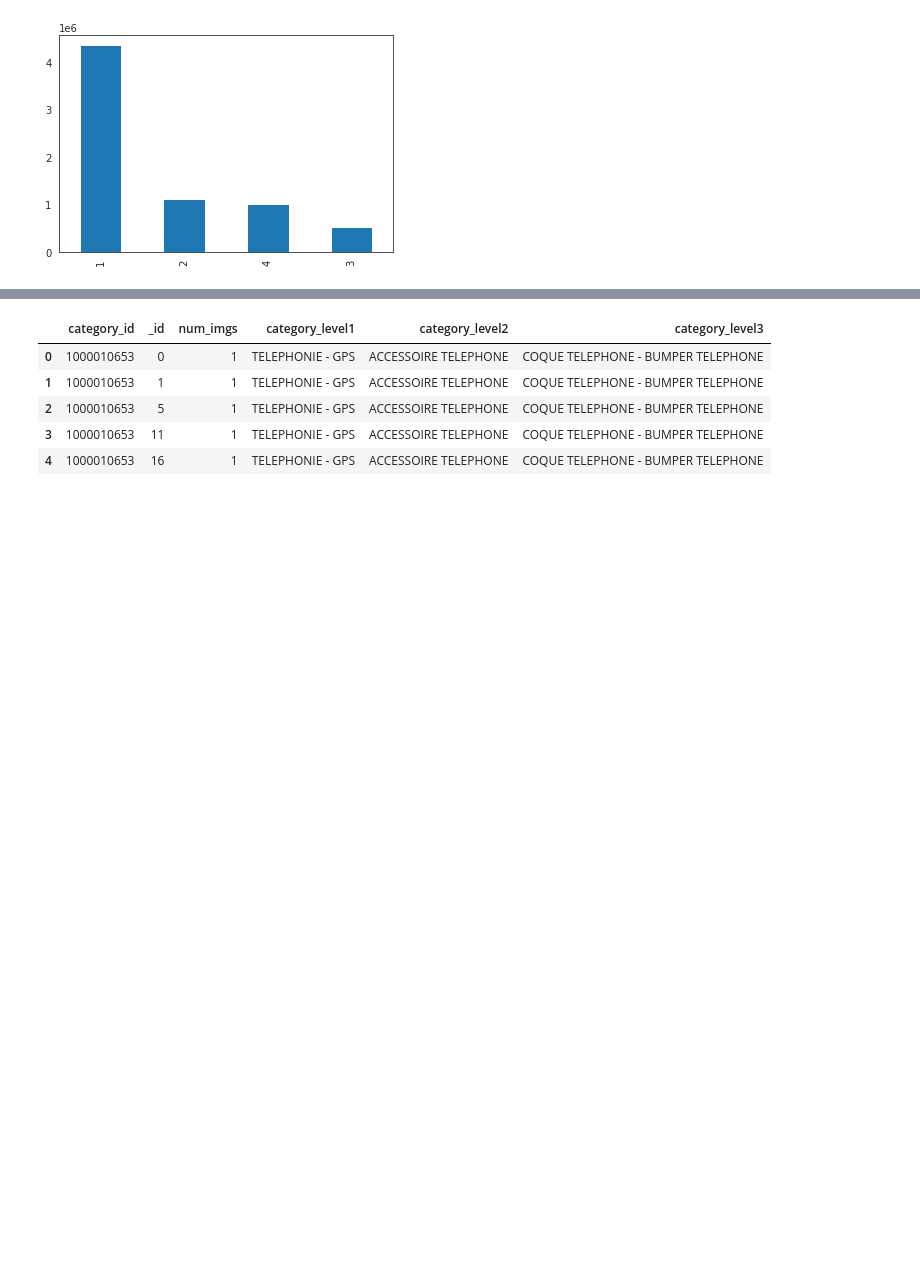
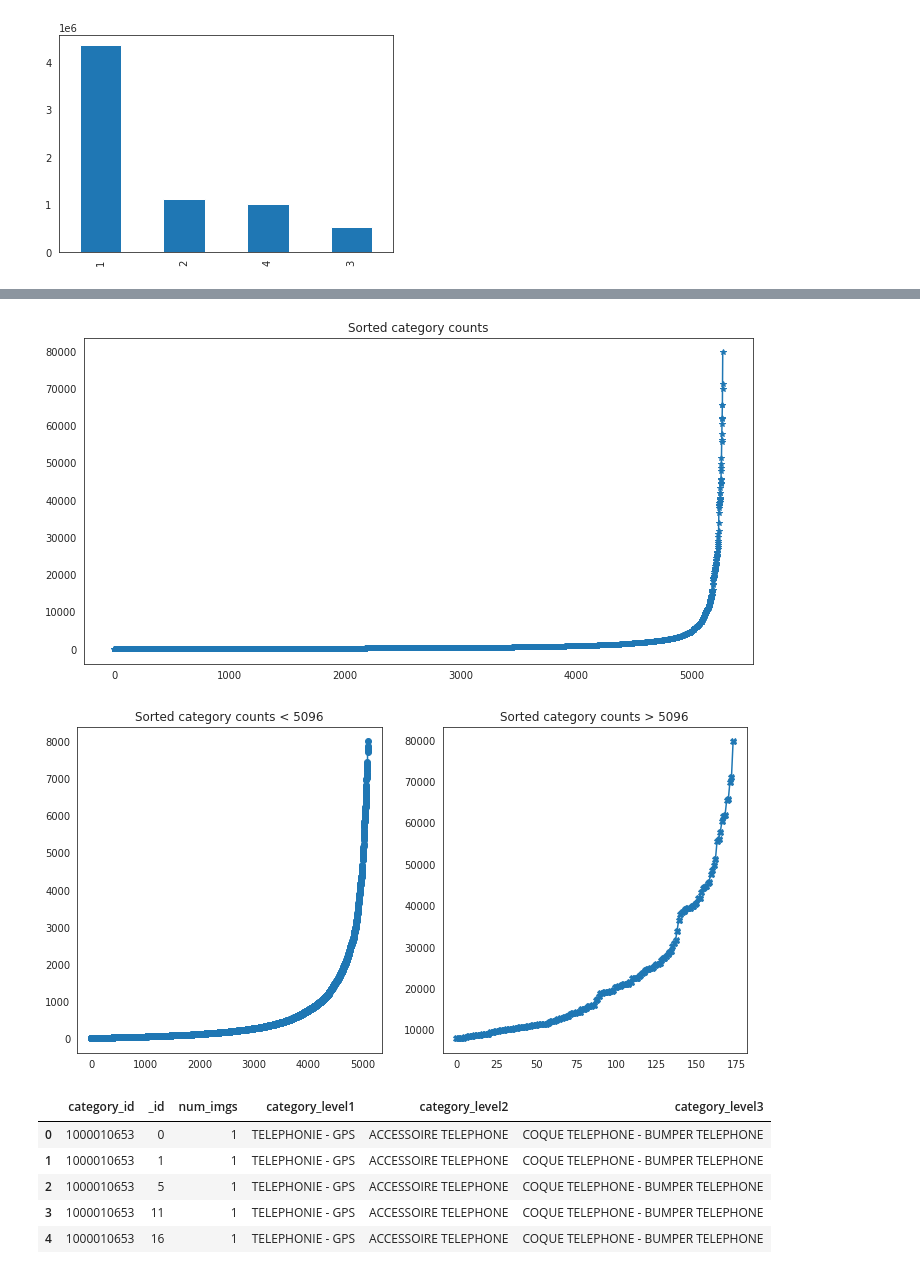
Before and after one commit to sarthakkaushik/Cdiscount-Image-Classification, a Jupyter notebook: Cdiscount_EDA.ipynb, the cells around one changed output, grey strips where cells are left out. Saved outputs shown, nothing was run; the diff lists cells and outputs as text; code cells hidden in the pictures; blank space fills up the shorter version.

```diff
--- a/Cdiscount_EDA.ipynb
+++ b/Cdiscount_EDA.ipynb
@@ -356,3 +368,24 @@ train.num_imgs.value_counts().plot(kind='bar');#Most of the product has only 1 i
+# %%
+# Here is a plot of sorted category counts
+
+sorted_train_categories_count = sorted(train_categories_count.values)
+index_8000 = np.where(np.array(sorted_train_categories_count) > 8000)[0][0]
+
+plt.figure(figsize=(12, 6))
+plt.title("Sorted category counts")
+_ = plt.plot(sorted_train_categories_count, '*-')
+
+plt.figure(figsize=(12, 6))
+plt.subplot(121)
+plt.title("Sorted category counts < %i" % index_8000)
+_ = plt.plot(sorted_train_categories_count[:index_8000], 'o-')
+
+plt.subplot(122)
+plt.title("Sorted category counts > %i" % index_8000)
+_ = plt.plot(sorted_train_categories_count[index_8000:], 'X-')
+# %% [output]
+[figure, added]
+[figure, added]
 # %%
 # Let's see the top 15 most common category from the category table:
 
```
Also changed, not shown: parts of 8 cells of this notebook.
